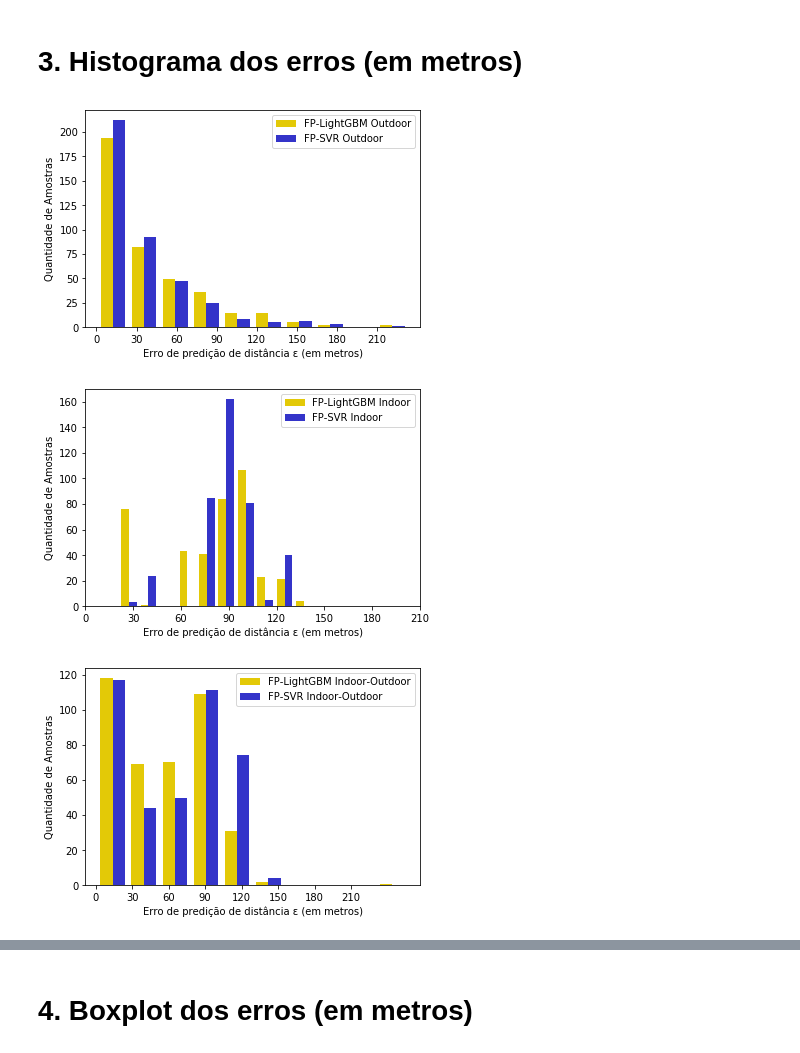
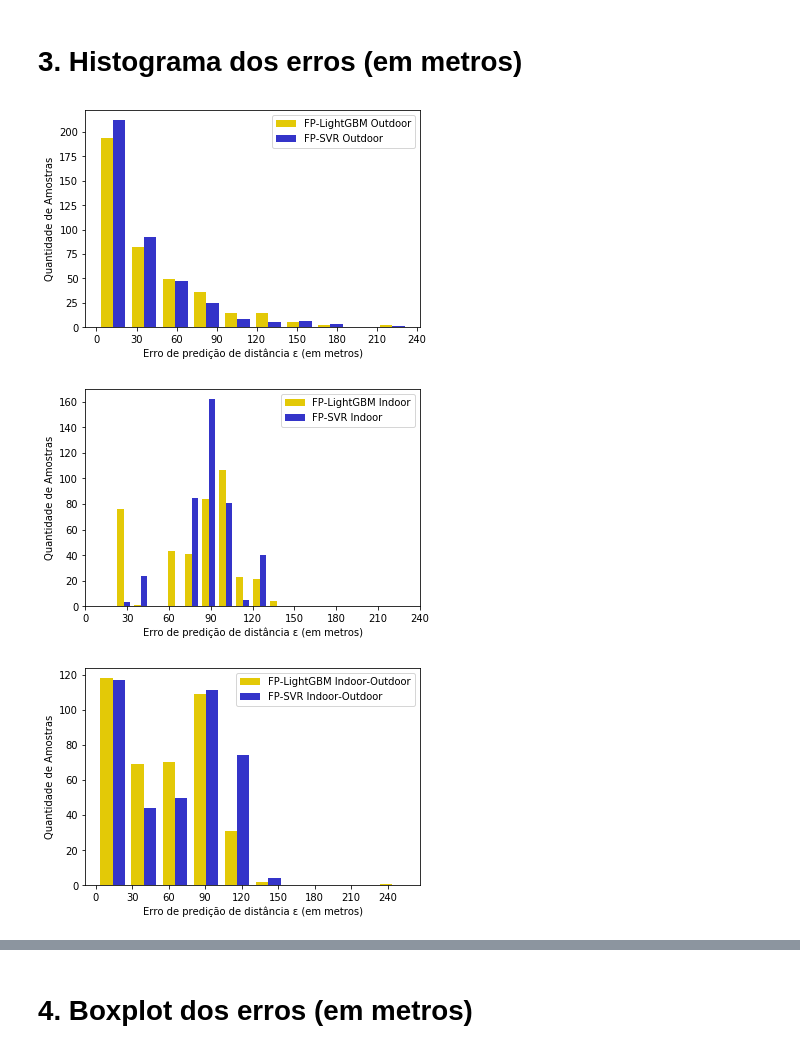
Before and after one commit to Douglast1997/TG-2020.1, a Jupyter notebook: ResultsTCC.ipynb, the cells around one changed output, grey strips where cells are left out. Cells and saved outputs as stored; diff of their text form; code cells hidden in the pictures.

```diff
--- a/ResultsTCC.ipynb
+++ b/ResultsTCC.ipynb
@@ -54,22 +54,22 @@ errors_df.to_csv(ERROS_CSV_FILE, index=False)
 # %%
 for i in range(0,3):
     environment = ['Outdoor', 'Indoor', 'Indoor-Outdoor']
     errorLocation = pd.read_csv(ERROS_CSV_FILE)
     score_FP_LightGBM = errorLocation[str(i + 7)]
     score_FP_SVR = errorLocation[str(i + 10)]
     legend = ['FP-LightGBM '+ environment[i], 'FP-SVR '+ environment[i]]
     plt.hist([score_FP_LightGBM, score_FP_SVR], color=['#e3c907', '#3434c9'])
     plt.xlabel("Erro de predição de distância "+chr(949)+" (em metros)")
     plt.ylabel("Quantidade de Amostras")
     plt.legend(legend)
-    plt.xticks(np.arange(0, 220, 30))#Metros
+    plt.xticks(np.arange(0, 250, 30))#Metros
     #plt.yticks(np.arange(0, 240, 10))# Amostras
     plt.savefig('./result/'+ environment[i]+'.png')
     plt.show()
 # %% [output]
-[figure, old version]
+[figure, new version]
-[figure, old version]
+[figure, new version]
-[figure, old version]
+[figure, new version]
 # %%
 for i in METHODS:
     errorLocation = pd.read_csv(ERROS_CSV_FILE)
```
Also changed, not shown: parts of 1 cell of this notebook, 32 other files.
